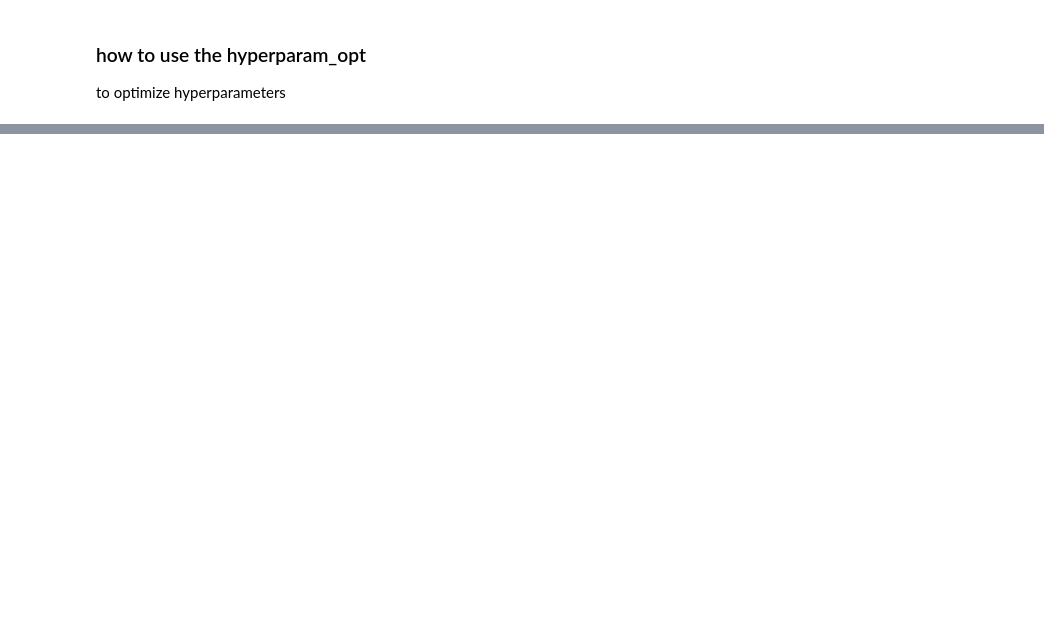
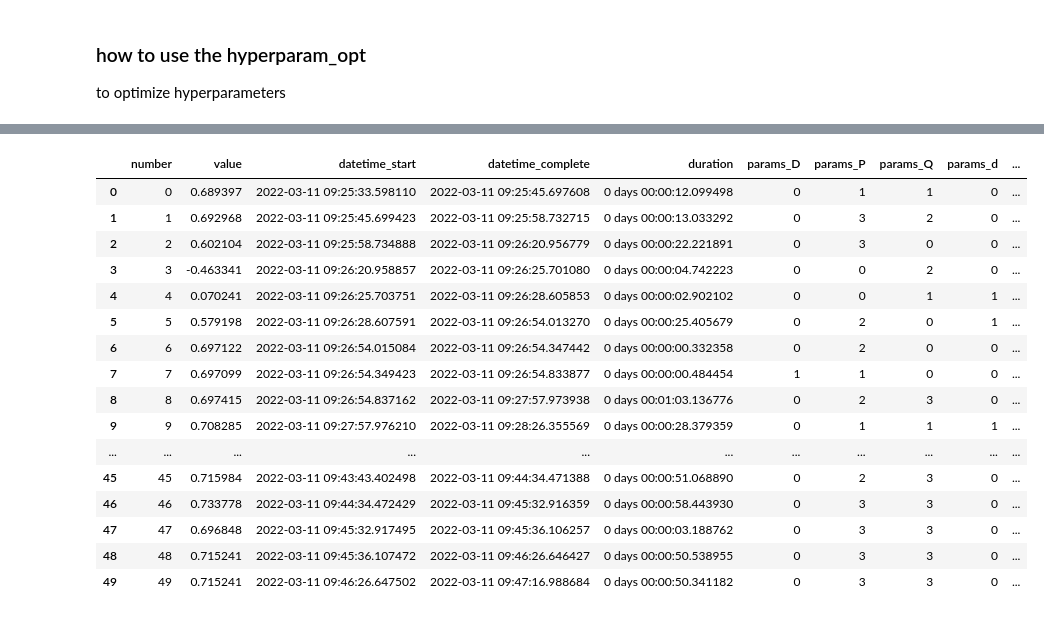
Before and after one commit to Solar-Wind-ML-DIRECT-2022-Project/2022-Project-Repo, a Jupyter notebook: serf/hyperparam_opt_guide.ipynb, the cells around one changed output, grey strips where cells are left out. Drawn from its saved outputs; the diff is of its cells as text; code cells hidden in the pictures; blank space fills up the shorter version.

```diff
--- a/serf/hyperparam_opt_guide.ipynb
+++ b/serf/hyperparam_opt_guide.ipynb
@@ -80,2 +81,22 @@ Optimization terminated successfully.
+# %%
+results
+# %% [output]
+|  | number | value | datetime_start | datetime_complete | duration | params_D | params_P | params_Q | params_d | ... |
+| 0 | 0 | 0.689397 | 2022-03-11 09:25:33.598110 | 2022-03-11 09:25:45.697608 | 0 days 00:00:12.099498 | 0 | 1 | 1 | 0 | ... |
+| 1 | 1 | 0.692968 | 2022-03-11 09:25:45.699423 | 2022-03-11 09:25:58.732715 | 0 days 00:00:13.033292 | 0 | 3 | 2 | 0 | ... |
+| 2 | 2 | 0.602104 | 2022-03-11 09:25:58.734888 | 2022-03-11 09:26:20.956779 | 0 days 00:00:22.221891 | 0 | 3 | 0 | 0 | ... |
+| 3 | 3 | -0.463341 | 2022-03-11 09:26:20.958857 | 2022-03-11 09:26:25.701080 | 0 days 00:00:04.742223 | 0 | 0 | 2 | 0 | ... |
+| 4 | 4 | 0.070241 | 2022-03-11 09:26:25.703751 | 2022-03-11 09:26:28.605853 | 0 days 00:00:02.902102 | 0 | 0 | 1 | 1 | ... |
+| 5 | 5 | 0.579198 | 2022-03-11 09:26:28.607591 | 2022-03-11 09:26:54.013270 | 0 days 00:00:25.405679 | 0 | 2 | 0 | 1 | ... |
+| 6 | 6 | 0.697122 | 2022-03-11 09:26:54.015084 | 2022-03-11 09:26:54.347442 | 0 days 00:00:00.332358 | 0 | 2 | 0 | 0 | ... |
+| 7 | 7 | 0.697099 | 2022-03-11 09:26:54.349423 | 2022-03-11 09:26:54.833877 | 0 days 00:00:00.484454 | 1 | 1 | 0 | 0 | ... |
+| 8 | 8 | 0.697415 | 2022-03-11 09:26:54.837162 | 2022-03-11 09:27:57.973938 | 0 days 00:01:03.136776 | 0 | 2 | 3 | 0 | ... |
+| 9 | 9 | 0.708285 | 2022-03-11 09:27:57.976210 | 2022-03-11 09:28:26.355569 | 0 days 00:00:28.379359 | 0 | 1 | 1 | 1 | ... |
+| ... | ... | ... | ... | ... | ... | ... | ... | ... | ... | ... |
+| 45 | 45 | 0.715984 | 2022-03-11 09:43:43.402498 | 2022-03-11 09:44:34.471388 | 0 days 00:00:51.068890 | 0 | 2 | 3 | 0 | ... |
+| 46 | 46 | 0.733778 | 2022-03-11 09:44:34.472429 | 2022-03-11 09:45:32.916359 | 0 days 00:00:58.443930 | 0 | 3 | 3 | 0 | ... |
+| 47 | 47 | 0.696848 | 2022-03-11 09:45:32.917495 | 2022-03-11 09:45:36.106257 | 0 days 00:00:03.188762 | 0 | 3 | 3 | 0 | ... |
+| 48 | 48 | 0.715241 | 2022-03-11 09:45:36.107472 | 2022-03-11 09:46:26.646427 | 0 days 00:00:50.538955 | 0 | 3 | 3 | 0 | ... |
+| 49 | 49 | 0.715241 | 2022-03-11 09:46:26.647502 | 2022-03-11 09:47:16.988684 | 0 days 00:00:50.341182 | 0 | 3 | 3 | 0 | ... |
 # %%
 #load the results into a csv in the location of your choosing
```
Also changed, not shown: parts of 3 cells of this notebook, 3 other files.
